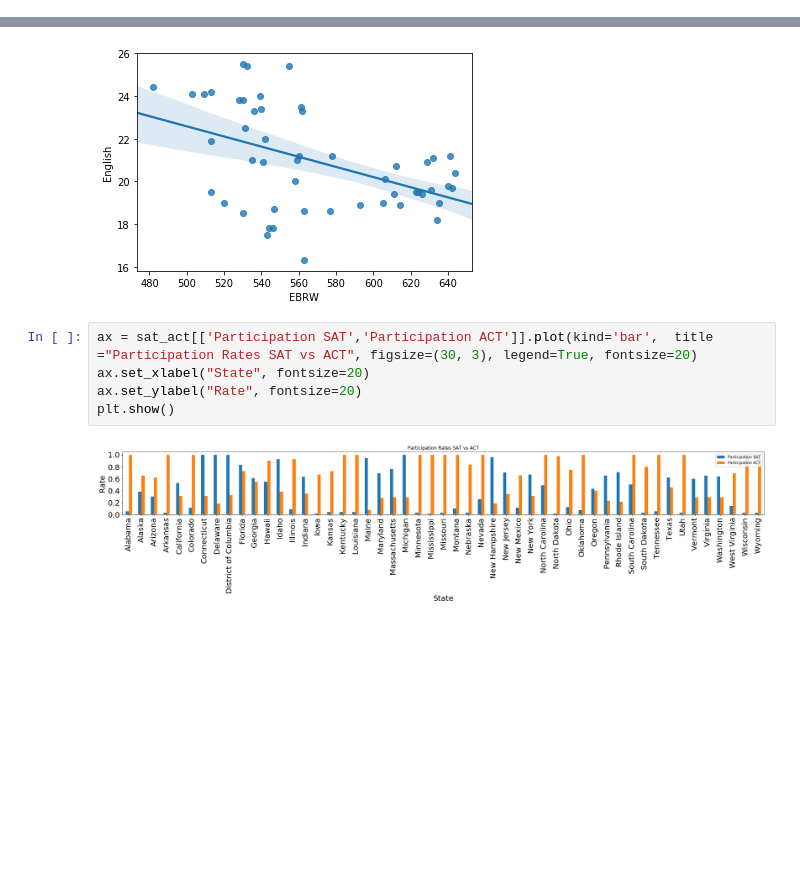
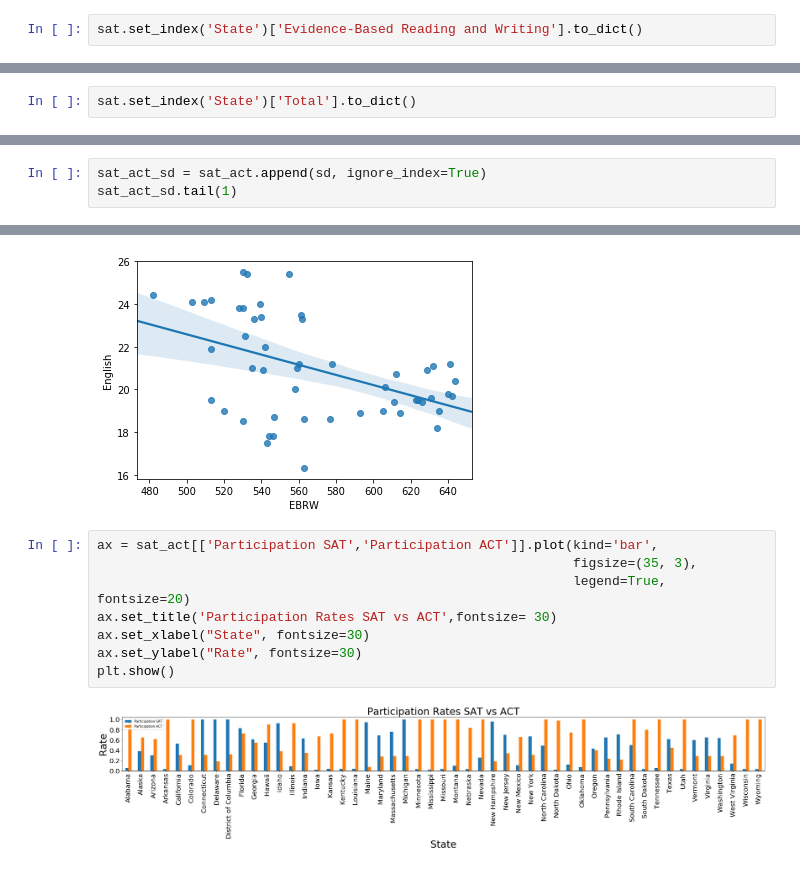
Before and after one commit to HIanMartinez/SAT-vs-ACT, a Jupyter notebook: SAT-vs-ACT.ipynb, the cells around one changed output, grey strips where cells are left out. Saved outputs shown, nothing was run; the diff lists cells and outputs as text; blank space fills up the shorter version.

```diff
--- a/SAT-vs-ACT.ipynb
+++ b/SAT-vs-ACT.ipynb
@@ -188,0 +163,2 @@ Name: Math, dtype: int64>
+# %%
+sat.set_index('State')['Evidence-Based Reading and Writing'].to_dict()
@@ -188,0 +183,2 @@ Name: Math, dtype: int64>
+# %%
+sat.set_index('State')['Total'].to_dict()
@@ -302,0 +289,3 @@ KeyError: 'the label [std] is not in the [index]'
+# %%
+sat_act_sd = sat_act.append(sd, ignore_index=True)
+sat_act_sd.tail(1)
@@ -538,9 +517,12 @@ sns.regplot('EBRW', 'English', sat_act, fit_reg=True); #x2
 # %% [output]
 [figure]
 # %%
-ax = sat_act[['Participation SAT','Participation ACT']].plot(kind='bar',  title ="Participation Rates SAT vs ACT", figsize=(30, 3), legend=True, fontsize=20)
-ax.set_xlabel("State", fontsize=20)
-ax.set_ylabel("Rate", fontsize=20)
+ax = sat_act[['Participation SAT','Participation ACT']].plot(kind='bar',
+                                                             figsize=(35, 3),
+                                                             legend=True, fontsize=20)
+ax.set_title('Participation Rates SAT vs ACT',fontsize= 30)
+ax.set_xlabel("State", fontsize=30)
+ax.set_ylabel("Rate", fontsize=30)
 plt.show()
 # %% [output]
-[figure, old version]
+[figure, new version]
```
Also changed, not shown: parts of 28 cells of this notebook, 2 other files.
